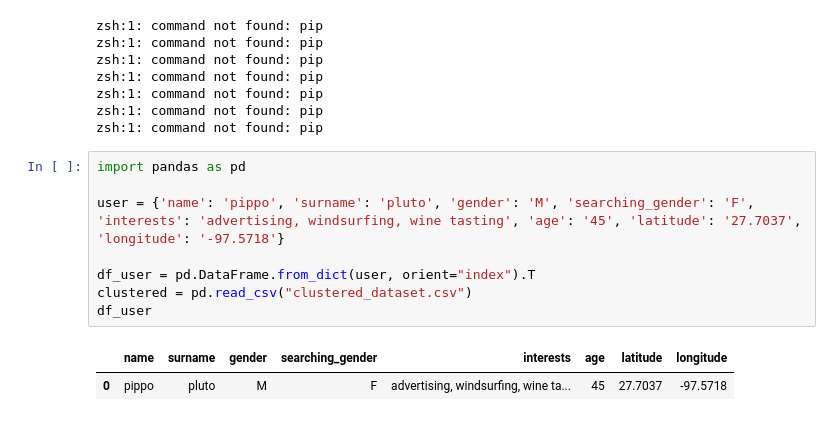
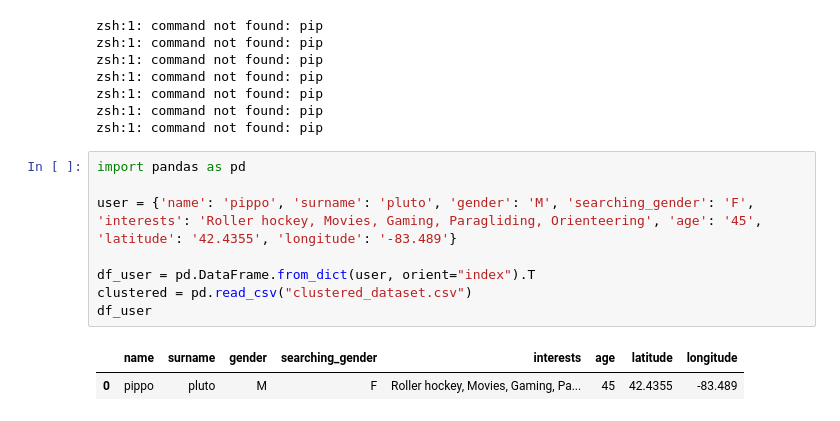
Before and after one commit to angelonazzaro/ZaMatcher, a Jupyter notebook: user_predict.ipynb, the cells around one changed output. Drawn from its saved outputs; the diff is of its cells as text.

```diff
--- a/user_predict.ipynb
+++ b/user_predict.ipynb
@@ -17,14 +17,14 @@ zsh:1: command not found: pip
 # %%
 import pandas as pd
 
-user = {'name': 'pippo', 'surname': 'pluto', 'gender': 'M', 'searching_gender': 'F', 'interests': 'advertising, windsurfing, wine tasting', 'age': '45', 'latitude': '27.7037', 'longitude': '-97.5718'}
+user = {'name': 'pippo', 'surname': 'pluto', 'gender': 'M', 'searching_gender': 'F', 'interests': 'Roller hockey, Movies, Gaming, Paragliding, Orienteering', 'age': '45', 'latitude': '42.4355', 'longitude': '-83.489'}
 
 df_user = pd.DataFrame.from_dict(user, orient="index").T
 clustered = pd.read_csv("clustered_dataset.csv")
 df_user
 # %% [output]
 |  | name | surname | gender | searching_gender | interests | age | latitude | longitude |
-| 0 | pippo | pluto | M | F | advertising, windsurfing, wine ta... | 45 | 27.7037 | -97.5718 |
+| 0 | pippo | pluto | M | F | Roller hockey, Movies, Gaming, Pa... | 45 | 42.4355 | -83.489 |
 # %%
 from sklearn.feature_extraction.text import CountVectorizer
 
```
Also changed, not shown: parts of 7 cells of this notebook, 1 other file.
